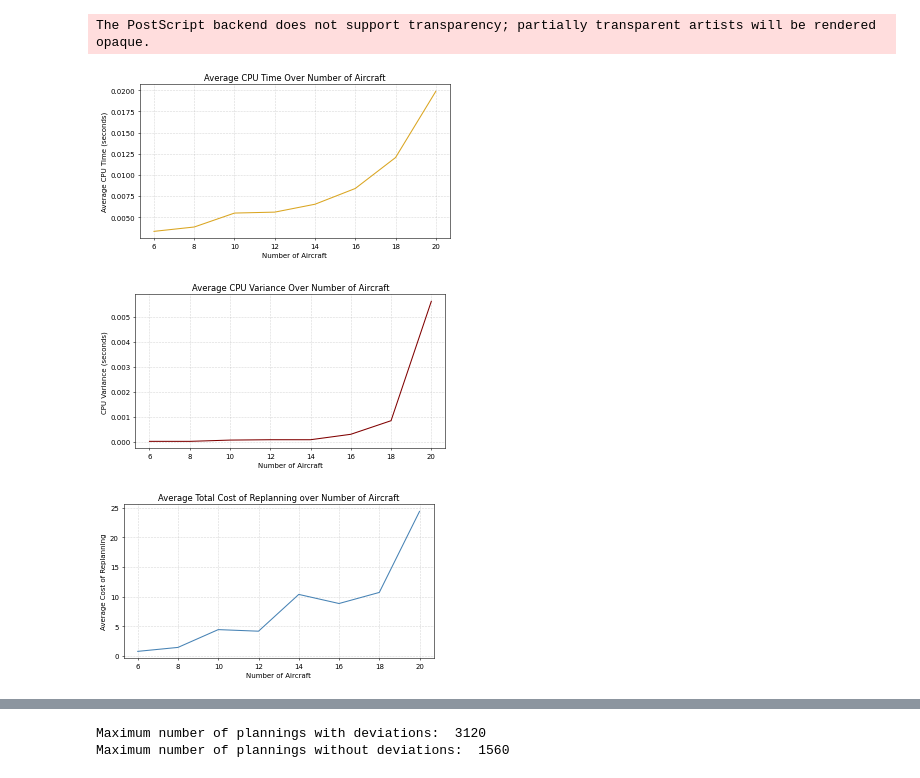
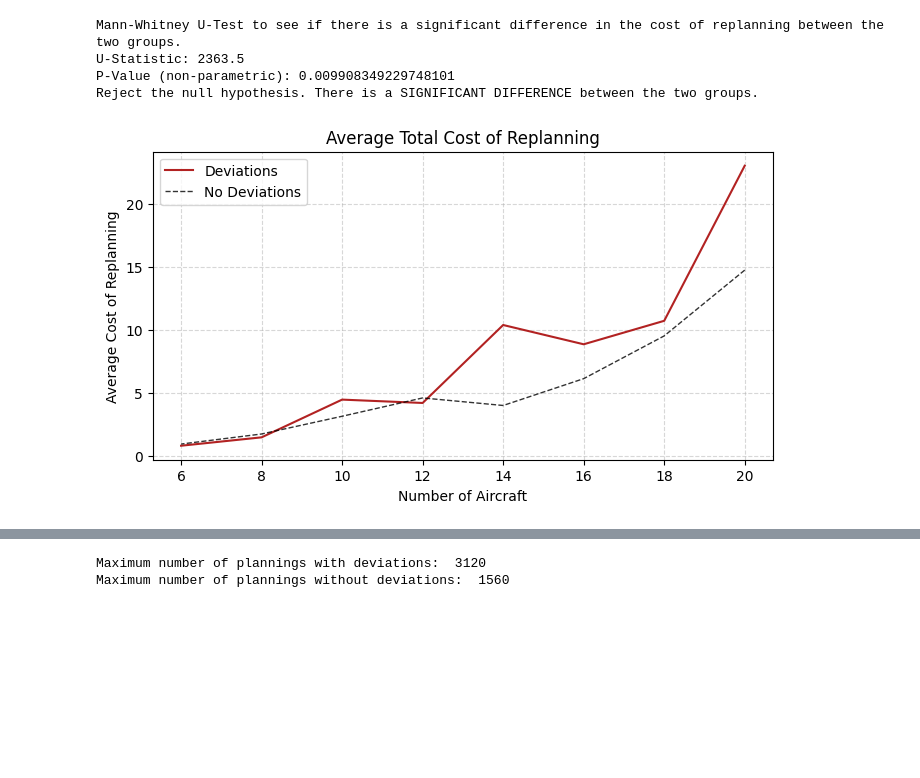
Before and after one commit to axeleth/BPAI, a Jupyter notebook: MAPF tutorials/Lab_Assignment2_ABMS/Lab_Assignment2_ABMS/tests.ipynb, the cells around one changed output, grey strips where cells are left out. Saved outputs shown, nothing was run; the diff lists cells and outputs as text; code cells hidden in the pictures; blank space fills up the shorter version.

```diff
--- a/MAPF tutorials/Lab_Assignment2_ABMS/Lab_Assignment2_ABMS/tests.ipynb
+++ b/MAPF tutorials/Lab_Assignment2_ABMS/Lab_Assignment2_ABMS/tests.ipynb
@@ -32,4 +36,0 @@ average_number_of_plans = cpu_times[cpu_times['number of aircraft'] == num_aircr
-# %%
-# *** INIT ***
-final_df = pd.DataFrame([[6, average_average_cpu_time, average_variance_cpu_time,  average_cost_of_replanning, average_number_of_plans]], columns=['number of aircraft', 'average cpu time', 'variance', 'cost of replanning', 'number of replannings'])
-final_df
@@ -77,39 +246,43 @@ final_df
+# %%
+# The data for the cost of replanning is not normally distributed. Therefore I will be using a
+# non-parametric test (Mann-Whitney U Test) to compare the two groups.
+
+print("Mann-Whitney U-Test to see if there is a significant difference in the cost of replanning between the two groups.")
+
+# Initialise the data groups
+# cor_no_dev = cpu_times_no_dev[cpu_times_no_dev['number of aircraft'] >= 14]['cost of replanning']
+# cor_dev = cpu_times[cpu_times['number of aircraft'] >= 14]['cost of replanning']
+
+# log transformation
+cor_dev_log = np.log(cor_dev)
+cor_no_dev_log = np.log(cor_no_dev)
+
+# U-Test
+u_stat, p_value_non_param = stats.mannwhitneyu(cor_dev_log, cor_no_dev_log)
+print(f'U-Statistic: {u_stat}')
+print(f'P-Value (non-parametric): {p_value_non_param}')
+
+alpha = 0.05 # significance level
+if p_value_non_param < alpha:
+    print("Reject the null hypothesis. There is a SIGNIFICANT DIFFERENCE between the two groups.")
+else:
+    print("Fail to reject the null hypothesis. There is NO SIGNIFICANT DIFFERENCE between the two groups.")
+# %% [output]
+Mann-Whitney U-Test to see if there is a significant difference in the cost of replanning between the two groups.
+U-Statistic: 2363.5
+P-Value (non-parametric): 0.009908349229748101
+Reject the null hypothesis. There is a SIGNIFICANT DIFFERENCE between the two groups.
 # %%
-import matplotlib.pyplot as plt
-
-# plot the average cpu time over number of aircraft
-plt.figure(figsize=(8,4), dpi=50)
-plt.plot(final_df['number of aircraft'], final_df['average cpu time'], color='goldenrod')
+plt.figure(figsize=(8,4), dpi=100)
+plt.plot(final_df['number of aircraft'], final_df['cost of replanning'], color='firebrick', label='Deviations')
+plt.plot(final_df_no_dev['number of aircraft'], final_df_no_dev['cost of replanning'], color='black', alpha=0.8, linewidth=1, linestyle = "--", label='No Deviations')
 plt.xlabel('Number of Aircraft')
-plt.ylabel('Average CPU Time (seconds)')
-plt.title('Average CPU Time Over Number of Aircraft')
+plt.ylabel('Average Cost of Replanning')
 plt.grid(True, linestyle='--', alpha=0.5)
-
-plt.savefig('avg_cpu_time.eps', format='eps')
-plt.savefig('avg_cpu_time.pdf', format='pdf')
+plt.title('Average Total Cost of Replanning')
+plt.legend()
+plt.savefig('avg_cost_of_replanning.pdf', format='pdf')
 
 plt.show()
 # %% [output]
-The PostScript backend does not support transparency; partially transparent artists will be rendered opaque.
-[figure, old version]
+[figure, new version]
-# %%
-plt.figure(figsize=(8,4), dpi=50)
-plt.plot(final_df['number of aircraft'], final_df['variance'], color='maroon', label='Variance')
-plt.xlabel('Number of Aircraft')
-plt.ylabel('CPU Variance (seconds)')
-plt.grid(True, linestyle='--', alpha=0.5)
-plt.title('Average CPU Variance Over Number of Aircraft')
-plt.show()
-# %% [output]
-[figure, removed]
-# %%
-# plot the average cost of replanning over number of aircraft
-plt.figure(figsize=(8,4), dpi=50)
-plt.plot(final_df['number of aircraft'], final_df['cost of replanning'], color='steelblue', linewidth=1.5)
-plt.xlabel('Number of Aircraft')
-plt.ylabel('Average Cost of Replanning')
-plt.grid(True, linestyle='--', alpha=0.5)
-plt.title('Average Total Cost of Replanning over Number of Aircraft')
-plt.show()
-# %% [output]
-[figure, removed]
```
Also changed, not shown: parts of 28 cells of this notebook, 17 other files.
